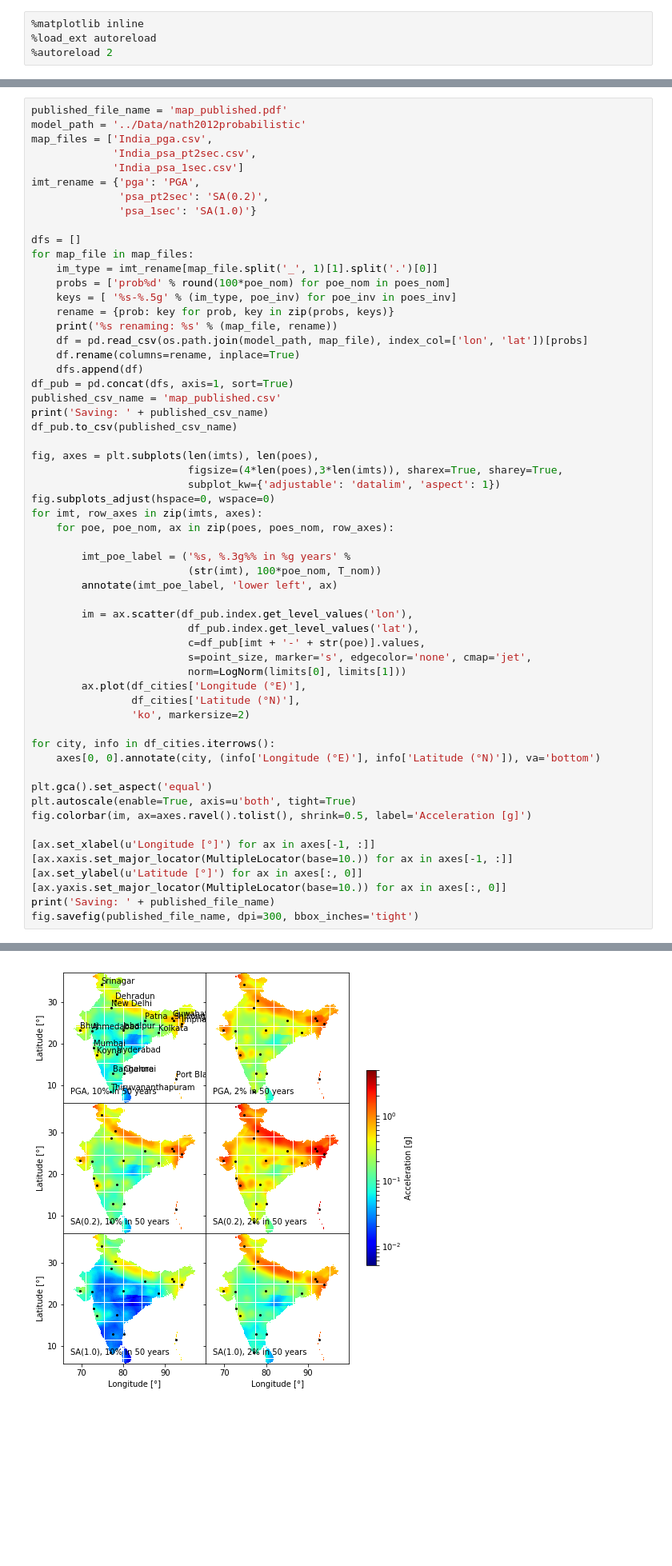
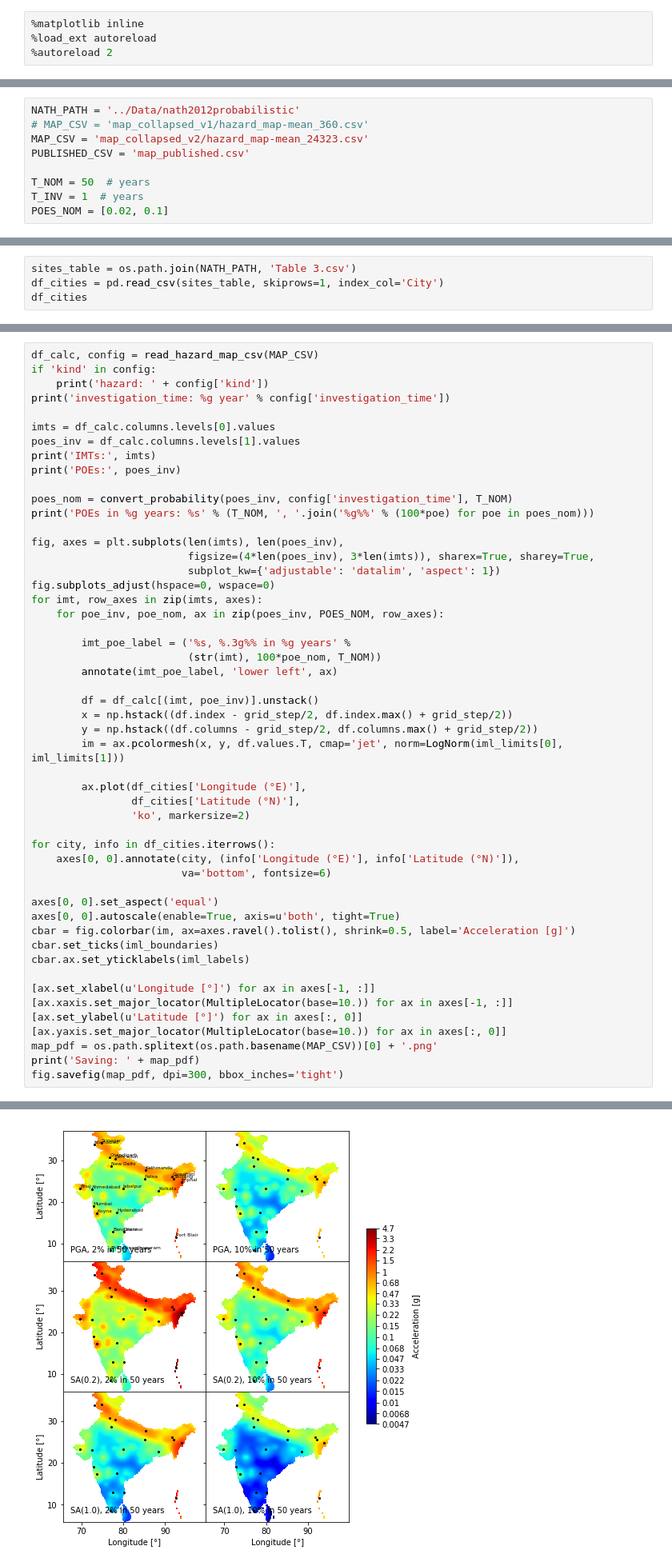
Before and after one commit to nackerley/indian-subcontinent-psha, a Jupyter notebook: Results/Mapping.ipynb, the cells around one changed output, grey strips where cells are left out. Shown at 80% size. Cells and saved outputs as stored; diff of their text form; blank space fills up the shorter version.

```diff
--- a/Results/Mapping.ipynb
+++ b/Results/Mapping.ipynb
@@ -23,3 +23,12 @@ from toolbox import logspace, stdval, annotate, read_hazard_csv
+# %%
+NATH_PATH = '../Data/nath2012probabilistic'
+# MAP_CSV = 'map_collapsed_v1/hazard_map-mean_360.csv'
+MAP_CSV = 'map_collapsed_v2/hazard_map-mean_24323.csv'
+PUBLISHED_CSV = 'map_published.csv'
+
+T_NOM = 50  # years
+T_INV = 1  # years
+POES_NOM = [0.02, 0.1]
 # %%
 map_imts = ['PGA','SA(0.2)','SA(1.0)']
 map_tables = ['India_pga.csv','India_psa_pt2sec.csv','India_psa_1sec.csv']
@@ -189,0 +54,4 @@ Saving: hazard_map-mean_360.pdf
+# %%
+sites_table = os.path.join(NATH_PATH, 'Table 3.csv')
+df_cities = pd.read_csv(sites_table, skiprows=1, index_col='City')
+df_cities
@@ -190,59 +171,52 @@ Saving: hazard_map-mean_360.pdf
 # %%
-published_file_name = 'map_published.pdf'
-model_path = '../Data/nath2012probabilistic'
-map_files = ['India_pga.csv',
-             'India_psa_pt2sec.csv',
-             'India_psa_1sec.csv']
-imt_rename = {'pga': 'PGA',
-              'psa_pt2sec': 'SA(0.2)',
-              'psa_1sec': 'SA(1.0)'}
+df_calc, config = read_hazard_map_csv(MAP_CSV)
+if 'kind' in config:
+    print('hazard: ' + config['kind'])
+print('investigation_time: %g year' % config['investigation_time'])
 
-dfs = []
-for map_file in map_files:
-    im_type = imt_rename[map_file.split('_', 1)[1].split('.')[0]]
-    probs = ['prob%d' % round(100*poe_nom) for poe_nom in poes_nom]
-    keys = [ '%s-%.5g' % (im_type, poe_inv) for poe_inv in poes_inv]
-    rename = {prob: key for prob, key in zip(probs, keys)}
-    print('%s renaming: %s' % (map_file, rename))
-    df = pd.read_csv(os.path.join(model_path, map_file), index_col=['lon', 'lat'])[probs]
-    df.rename(columns=rename, inplace=True)
-    dfs.append(df)
-df_pub = pd.concat(dfs, axis=1, sort=True)
-published_csv_name = 'map_published.csv'
-print('Saving: ' + published_csv_name)
-df_pub.to_csv(published_csv_name)
+imts = df_calc.columns.levels[0].values
+poes_inv = df_calc.columns.levels[1].values
+print('IMTs:', imts)
+print('POEs:', poes_inv)
 
-fig, axes = plt.subplots(len(imts), len(poes),
-                         figsize=(4*len(poes),3*len(imts)), sharex=True, sharey=True,
+poes_nom = convert_probability(poes_inv, config['investigation_time'], T_NOM)
+print('POEs in %g years: %s' % (T_NOM, ', '.join('%g%%' % (100*poe) for poe in poes_nom)))
+
+fig, axes = plt.subplots(len(imts), len(poes_inv),
+                         figsize=(4*len(poes_inv), 3*len(imts)), sharex=True, sharey=True,
                          subplot_kw={'adjustable': 'datalim', 'aspect': 1})
 fig.subplots_adjust(hspace=0, wspace=0)
 for imt, row_axes in zip(imts, axes):
-    for poe, poe_nom, ax in zip(poes, poes_nom, row_axes):
+    for poe_inv, poe_nom, ax in zip(poes_inv, POES_NOM, row_axes):
 
         imt_poe_label = ('%s, %.3g%% in %g years' %
-                         (str(imt), 100*poe_nom, T_nom))
+                         (str(imt), 100*poe_nom, T_NOM))
         annotate(imt_poe_label, 'lower left', ax)
 
-        im = ax.scatter(df_pub.index.get_level_values('lon'),
-                         df_pub.index.get_level_values('lat'),
-                         c=df_pub[imt + '-' + str(poe)].values,
-                         s=point_size, marker='s', edgecolor='none', cmap='jet',
-                         norm=LogNorm(limits[0], limits[1]))
+        df = df_calc[(imt, poe_inv)].unstack()
+        x = np.hstack((df.index - grid_step/2, df.index.max() + grid_step/2))
+        y = np.hstack((df.columns - grid_step/2, df.columns.max() + grid_step/2))
+        im = ax.pcolormesh(x, y, df.values.T, cmap='jet', norm=LogNorm(iml_limits[0], iml_limits[1]))
+
         ax.plot(df_cities['Longitude (°E)'],
                 df_cities['Latitude (°N)'],
                 'ko', markersize=2)
 
 for city, info in df_cities.iterrows():
-    axes[0, 0].annotate(city, (info['Longitude (°E)'], info['Latitude (°N)']), va='bottom')
+    axes[0, 0].annotate(city, (info['Longitude (°E)'], info['Latitude (°N)']),
+                        va='bottom', fontsize=6)
 
-plt.gca().set_aspect('equal')
-plt.autoscale(enable=True, axis=u'both', tight=True)
-fig.colorbar(im, ax=axes.ravel().tolist(), shrink=0.5, label='Acceleration [g]')
+axes[0, 0].set_aspect('equal')
+axes[0, 0].autoscale(enable=True, axis=u'both', tight=True)
+cbar = fig.colorbar(im, ax=axes.ravel().tolist(), shrink=0.5, label='Acceleration [g]')
+cbar.set_ticks(iml_boundaries)
+cbar.ax.set_yticklabels(iml_labels)
 
 [ax.set_xlabel(u'Longitude [°]') for ax in axes[-1, :]]
 [ax.xaxis.set_major_locator(MultipleLocator(base=10.)) for ax in axes[-1, :]]
 [ax.set_ylabel(u'Latitude [°]') for ax in axes[:, 0]]
 [ax.yaxis.set_major_locator(MultipleLocator(base=10.)) for ax in axes[:, 0]]
-print('Saving: ' + published_file_name)
-fig.savefig(published_file_name, dpi=300, bbox_inches='tight')
+map_pdf = os.path.splitext(os.path.basename(MAP_CSV))[0] + '.png'
+print('Saving: ' + map_pdf)
+fig.savefig(map_pdf, dpi=300, bbox_inches='tight')
 # %% [output]
@@ -254 +229 @@ Saving: map_published.pdf
-[figure, old version]
+[figure, new version]
```
Also changed, not shown: parts of 19 cells of this notebook, 18 other files.
